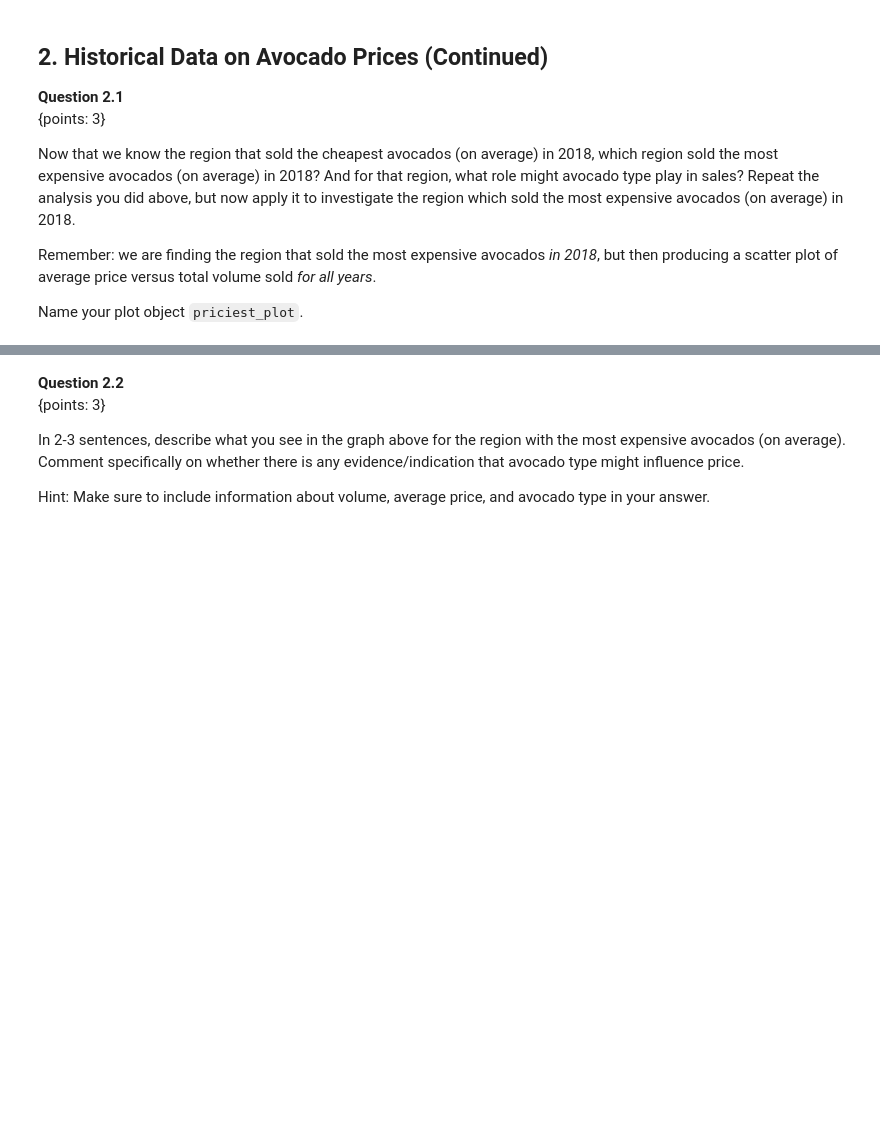
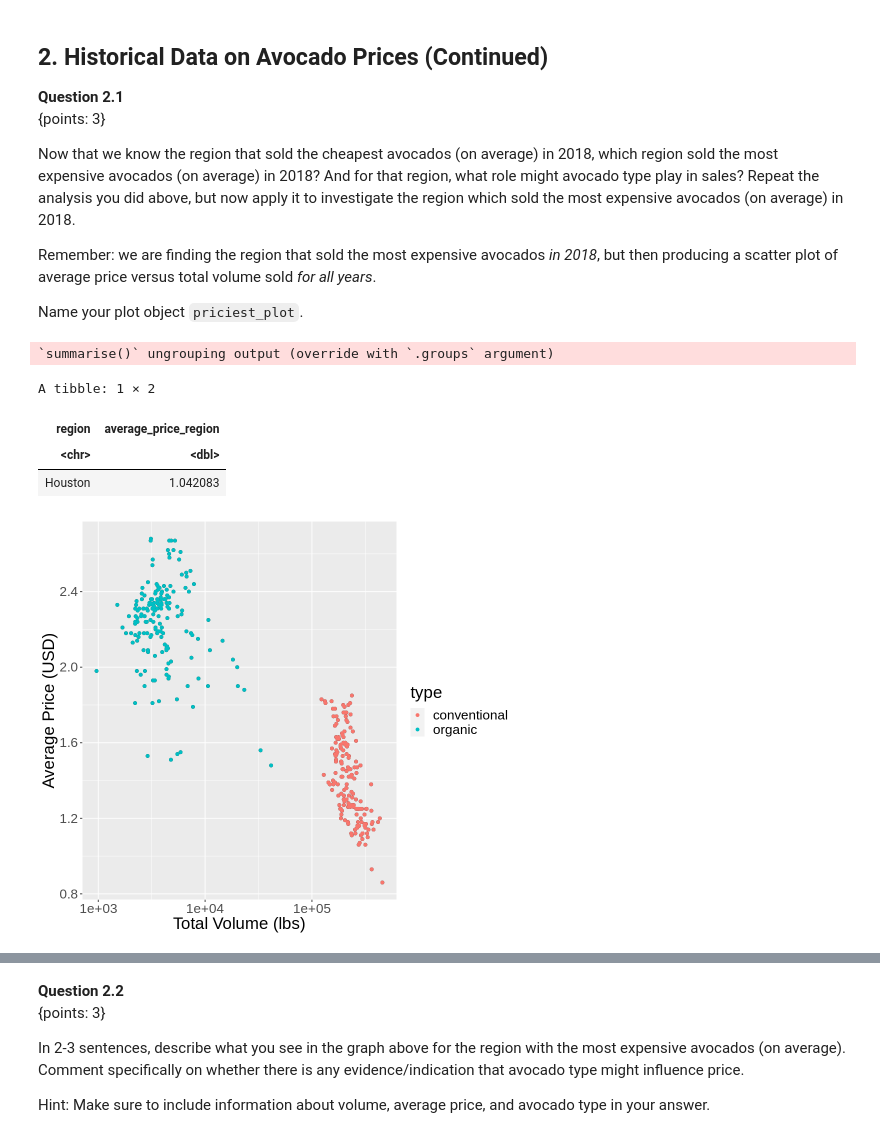
Before and after one commit to kx-chen/dsci, a Jupyter notebook: materials/tutorial_03/tutorial_03.ipynb, the cells around one changed output, grey strips where cells are left out. Cells and saved outputs as stored; diff of their text form; code cells hidden in the pictures; blank space fills up the shorter version.

```diff
--- a/materials/tutorial_03/tutorial_03.ipynb
+++ b/materials/tutorial_03/tutorial_03.ipynb
@@ -264,3 +258,36 @@ fail() # No Answer - remove if you provide an answer
+# %%
+# your code here
+priciest <- filter(avocado, yr == 2018) %>%
+   group_by(region) %>%
+   summarize(average_price_region=mean(average_price)) %>%
+   arrange(average_price_region) %>%
+   slice(1)
+
+
+options(repr.plot.width = 8, repr.plot.height = 7)
+
+priciest_plot <- select(avocado, region, average_price, small_hass_volume, large_hass_volume, extra_l_hass_volume, type)  %>%
+    mutate(total_volume = small_hass_volume + large_hass_volume + extra_l_hass_volume) %>%
+    filter(region == "HartfordSpringfield") %>%
+    ggplot(aes(x = total_volume, y = average_price)) +
+        geom_point() +
+        xlab("Total Volume (lbs)") +
+        ylab("Average Price (USD)") +
+        scale_x_log10()
+
+priciest_plot <- priciest_plot +
+    geom_point(aes(colour = type)) +
+    theme(text = element_text(size = 20))
+
+priciest
+priciest_plot
+# %% [output]
+`summarise()` ungrouping output (override with `.groups` argument)
+A tibble: 1 × 2
+| region | average_price_region |
+| <chr> | <dbl> |
+| Houston | 1.042083 |
+[figure, added]
 # %%
 # check that plot has the correct name
 test_that('scatter plot should be named priciest_plot', {
```
Also changed, not shown: parts of 39 cells of this notebook.
